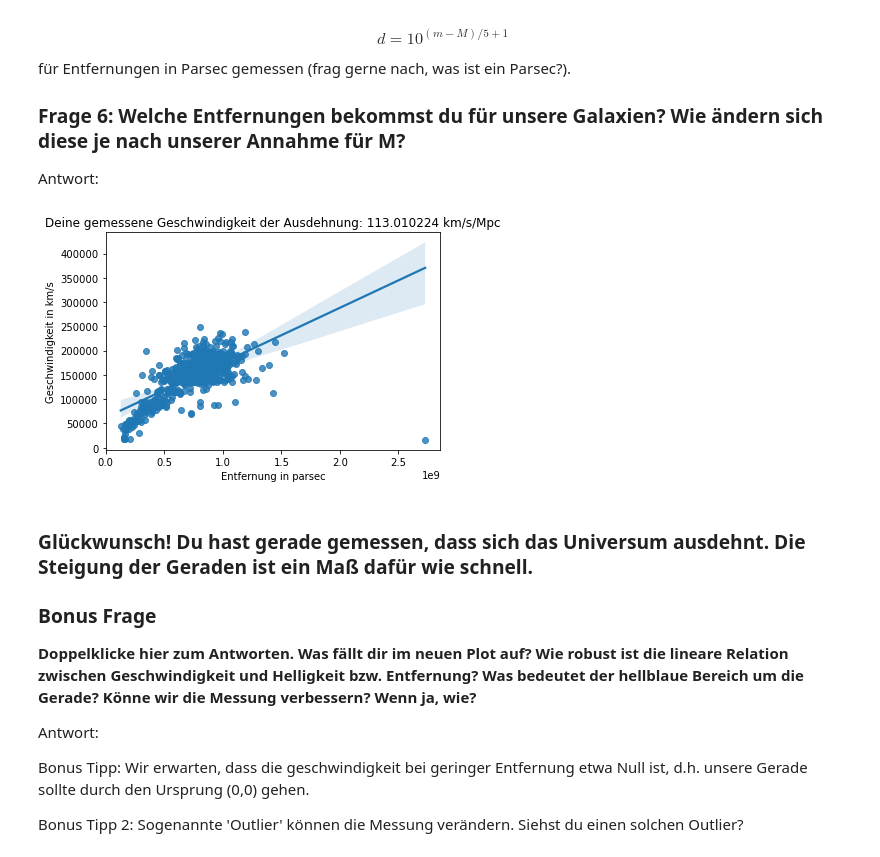
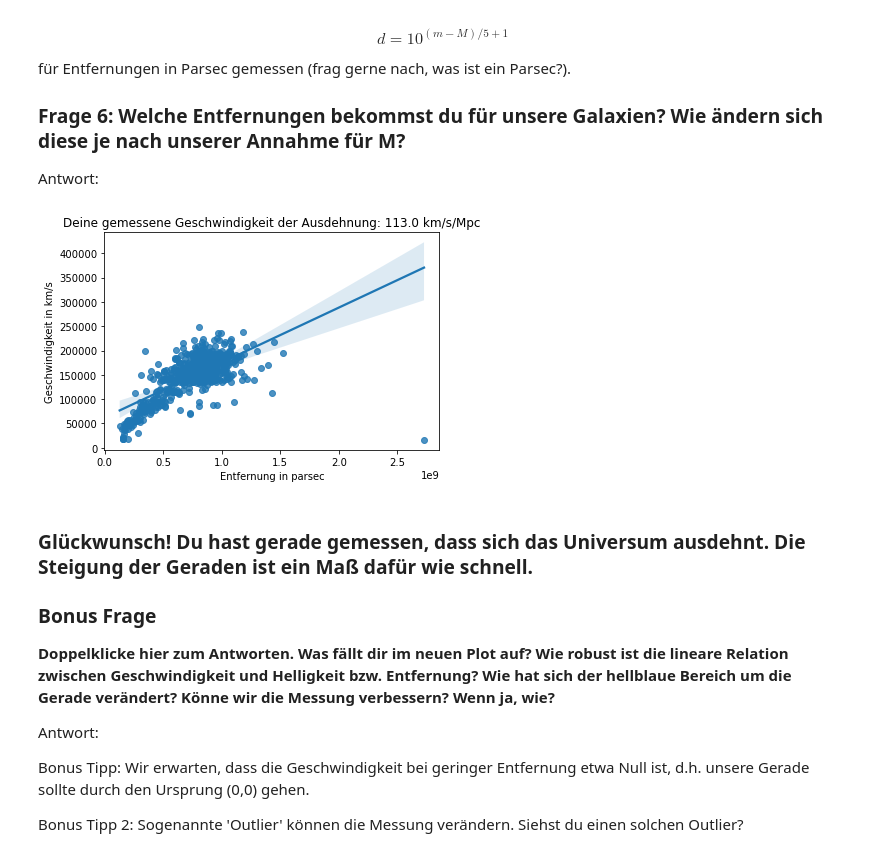
Before and after one commit to csheneka/labs-astro-teaching, a Jupyter notebook: SDSS_BOSS_Expansion_Universum_Student.ipynb, the cells around one changed output. Saved outputs shown, nothing was run; the diff lists cells and outputs as text; code cells hidden in the pictures.

```diff
--- a/SDSS_BOSS_Expansion_Universum_Student.ipynb
+++ b/SDSS_BOSS_Expansion_Universum_Student.ipynb
@@ -334,37 +334,37 @@ abs_dist = 10**((m-M)/5.+1)
 # %%
 # Jetzt fitten wir Geschwindikeit gegen absolute Entfernung
 x = abs_dist
 y = v
 
 # Lineare Regression der Geraden y = Steigung*x + Schnittpunkt
 Steigung, Schnittpunkt, r_value, p_value, std_err = stats.linregress(x=abs_dist,y=v)
 
 # Das Programm soll eine Gerade fitten
 fit = sns.regplot(x=x,y=y)
 
 # Achsenbeschriftung
 fit.set_xlabel('Entfernung in parsec')
 fit.set_ylabel('Geschwindigkeit in km/s')
 Ausdehnung = Steigung*10**6
-plt.title('Deine gemessene Geschwindigkeit der Ausdehnung: %f. km/s/Mpc' %Ausdehnung)
+plt.title('Deine gemessene Geschwindigkeit der Ausdehnung: %.1f km/s/Mpc' %Ausdehnung)
 
 # Der Plot wird gezeigt
 plt.show()
 
 # Und wir speichern unser Ergebnis als Pdf
 fig = fit.get_figure()
 fig.savefig('Messung_Ausdehnung_Hubble_deinName.pdf', bbox_inches="tight")
 # %% [output]
-[figure, old version]
+[figure, new version]
 # %% [markdown]
 ### Glückwunsch! Du hast gerade gemessen, dass sich das Universum ausdehnt. Die Steigung der Geraden ist ein Maß dafür wie schnell.
 
 ### Bonus Frage
-**Doppelklicke hier zum Antworten. Was fällt dir im neuen Plot auf? Wie robust ist die lineare Relation zwischen Geschwindigkeit und Helligkeit bzw. Entfernung? Was bedeutet der hellblaue Bereich um die Gerade? Könne wir die Messung verbessern? Wenn ja, wie?**
+**Doppelklicke hier zum Antworten. Was fällt dir im neuen Plot auf? Wie robust ist die lineare Relation zwischen Geschwindigkeit und Helligkeit bzw. Entfernung? Wie hat sich der hellblaue Bereich um die Gerade verändert? Könne wir die Messung verbessern? Wenn ja, wie?**
 
 Antwort:
 
-Bonus Tipp: Wir erwarten, dass die geschwindigkeit bei geringer Entfernung etwa Null ist, d.h. unsere Gerade sollte durch den Ursprung (0,0) gehen.
+Bonus Tipp: Wir erwarten, dass die Geschwindigkeit bei geringer Entfernung etwa Null ist, d.h. unsere Gerade sollte durch den Ursprung (0,0) gehen.
 
 Bonus Tipp 2: Sogenannte 'Outlier' können die Messung verändern. Siehst du einen solchen Outlier?
 # %%
```
